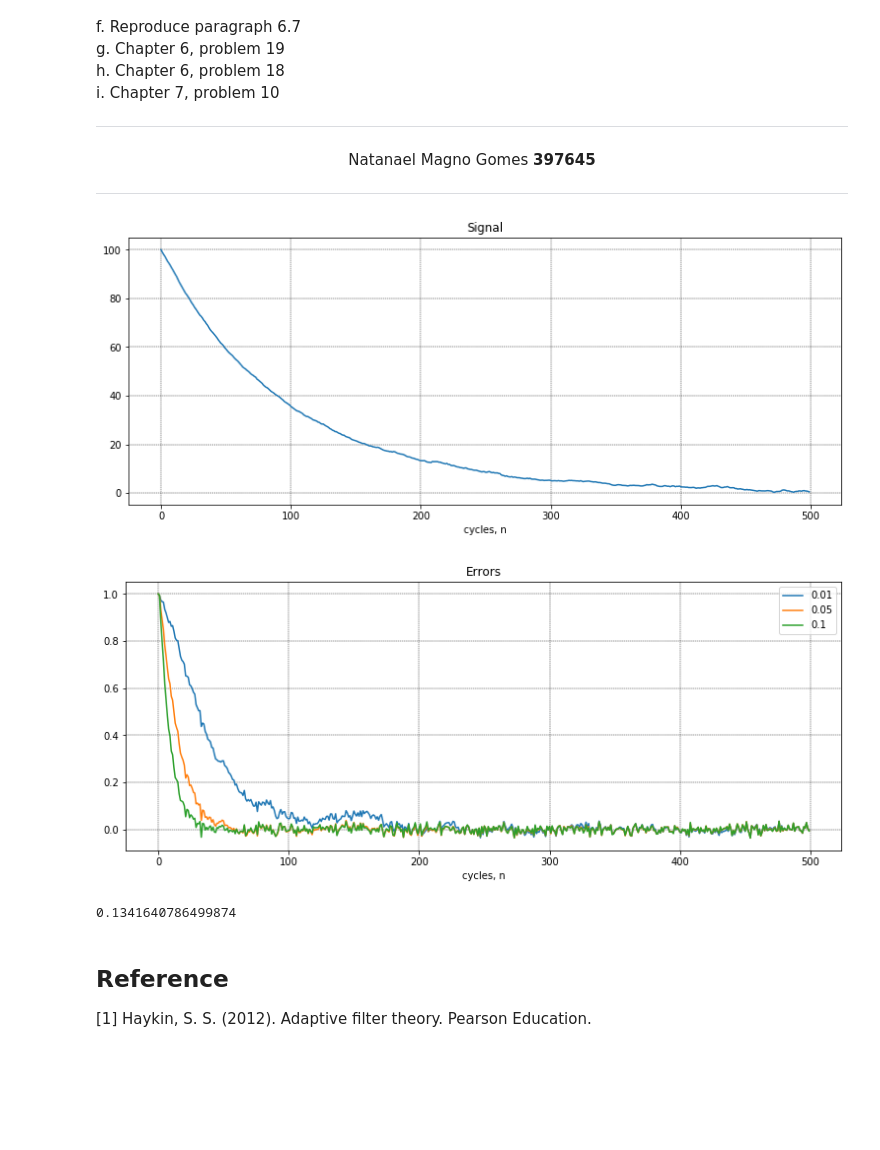
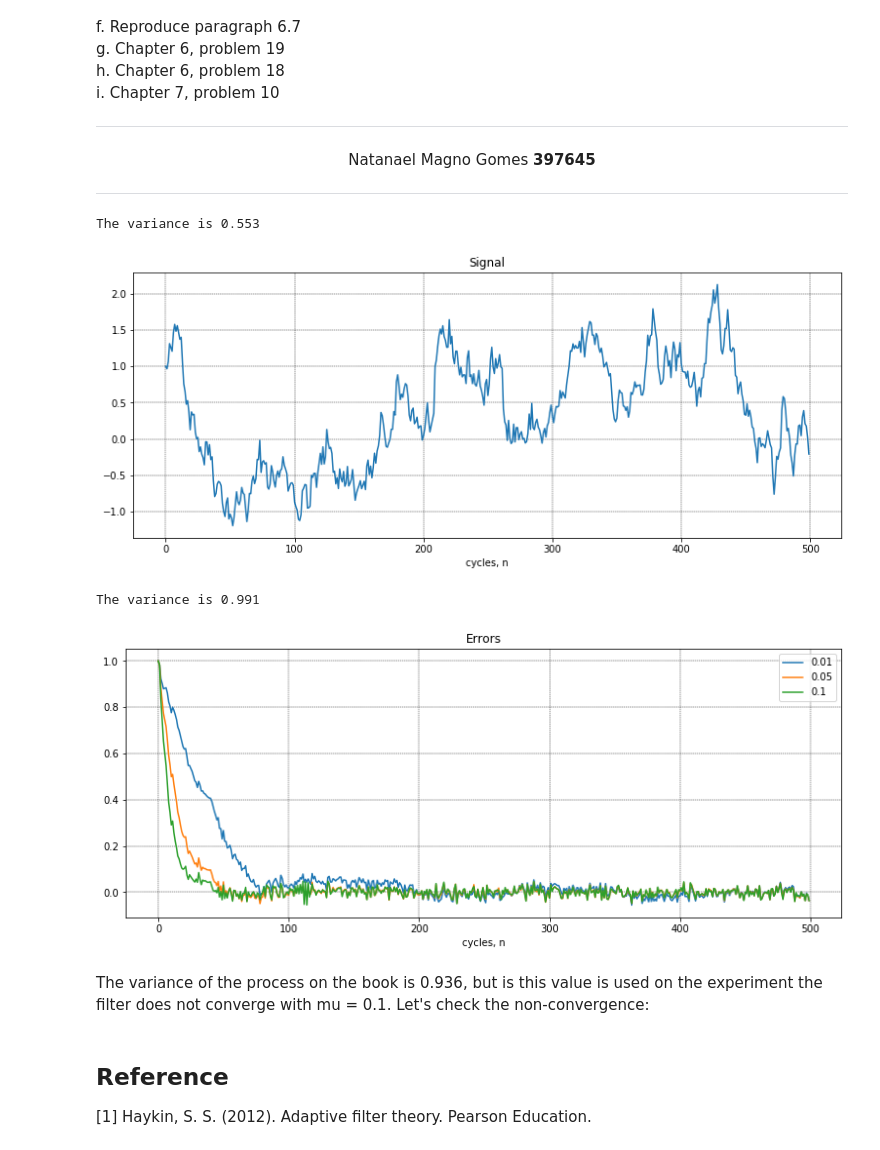
Before and after one commit to natanaelmgomes/AF4_LMS_NLMS, a Jupyter notebook: AF4_LMS_NLMS.ipynb, the cells around one changed output. Cells and saved outputs as stored; diff of their text form; code cells hidden in the pictures; blank space fills up the shorter version.

```diff
--- a/AF4_LMS_NLMS.ipynb
+++ b/AF4_LMS_NLMS.ipynb
@@ -17,35 +17,37 @@ import matplotlib.pyplot as plt
 # %%
 #------------------------------------------------
 # Reproduce paragraph 6.7
 #------------------------------------------------
 
 # The difference formula is u(n) = -a * u(n - 1) + v(n)
 # Let's create a function to create the signal with a
 # given initial condition, the parameter a and sigma.
 
-def ar(nsample, ic = 1, a = -0.99, sigma = 0.1342):  # sigma_square = 0.936
+def ar(nsample, ic = 1, a = -0.99, sigma = 0.169):  # sigma_square = 0.936 sigma = 0.1342 sigma = 0.213759
     v = np.random.normal(0,sigma,nsample)
     u = np.zeros(nsample)
     u[0] = ic
     for n in range(1,nsample,1):
         u[n] = (-1) * a * u[n-1] + v[n]
     return u
 
 # initialize the random seed
 np.random.seed(42) # the answer to life the universe and everything: 42
 nsample = 500
 
-u = ar(nsample, ic = 100)
+u = ar(nsample, ic = 1)
+print('The variance is {:0.3f}'.format(np.std(u) ** 2))
 
 # Plot
 fig, ax = plt.subplots(1,1,figsize=(13,5))
 ax.set_title('Signal')
 ax.plot(u)
 ax.set_xlabel('cycles, n'), ax.grid(linestyle='--',linewidth='0.4', color='black')
 plt.subplots_adjust(hspace = 0.3, wspace = 0.1)
 plt.show()
 # %% [output]
+The variance is 0.553
-[figure, old version]
+[figure, new version]
 # %%
 # for this experiment the LMS filter has only one tap
 
@@ -59,13 +61,13 @@ mu = np.zeros(mus)
 mu[0] = 0.01
 mu[1] = 0.05
 mu[2] = 0.1
-# initialize the random seed
-np.random.seed(42) # the answer to life the universe and everything: 42
+stddev = np.zeros(carlos)
 
 #run 100 Monte Carlos simulations to calculate the mean
 for i in range(carlos):
     #for each simulation there is an u[n]
     u = ar(nsample, ic = init)
+    stddev[i] = np.std(u)
     e[0,:,i] = u[0]
     # run for the 3 mu
     for k in range(mus):
@@ -83,6 +85,8 @@ f = np.zeros((nsample,mus))
 for k in range(mus):
     f[:,k] = np.mean(e[:,k,:], axis=1)
 
+print('The variance is {:0.3f}'.format(np.mean(stddev) ** 2))
+
 # Plot the Errors
 fig, ax = plt.subplots(1,1,figsize=(13,5))
 ax.set_title('Errors')
@@ -94,13 +98,10 @@ ax.legend()
 plt.subplots_adjust(hspace = 0.3, wspace = 0.1)
 plt.show()
 # %% [output]
+The variance is 0.991
-[figure, old version]
+[figure, new version]
-# %%
-# aa = np.std(ar(50*nsample, ic = 0.99, sigma_square=0))
-# np.std(ar(5000*nsample, ic = 0.99, sigma_square=0.018))
-np.sqrt(0.018)
-# %% [output]
-0.1341640786499874
+# %% [markdown]
+The variance of the process on the book is 0.936, but is this value is used on the experiment the filter does not converge with mu = 0.1. Let's check the non-convergence:
 # %% [markdown]
 ## Reference
 
```
